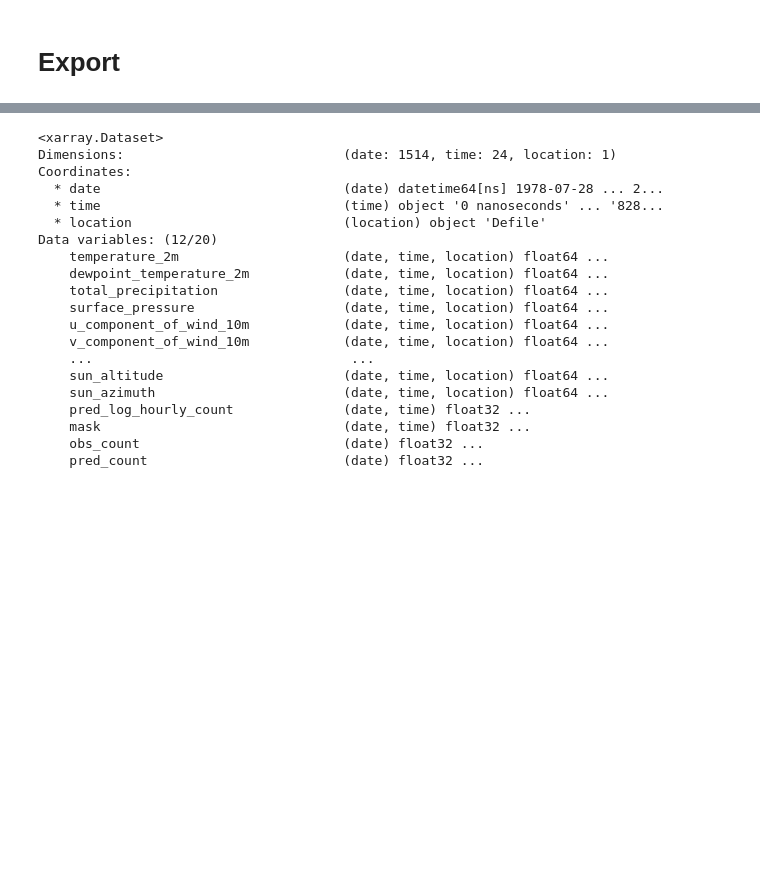
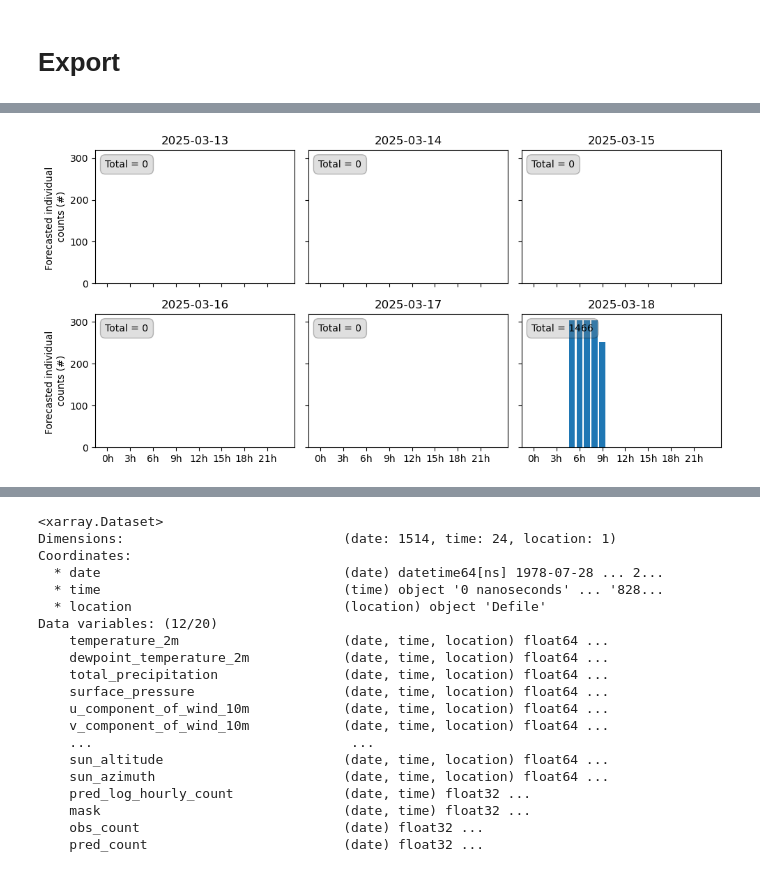
Before and after one commit to AmedeeRoy/defile-migration-forecast, a Jupyter notebook: notebooks/plot_export.ipynb, the cells around one changed output, grey strips where cells are left out. Saved outputs shown, nothing was run; the diff lists cells and outputs as text; code cells hidden in the pictures; blank space fills up the shorter version.

```diff
--- a/notebooks/plot_export.ipynb
+++ b/notebooks/plot_export.ipynb
@@ -68,0 +38,32 @@ plt_timeseries(data, log_transformed=False)
+# %%
+pred_count = np.expm1(data.pred_log_hourly_count)
+
+fig, ax = plt.subplots(
+    2, 3, figsize=(10, 5), tight_layout=True, sharex=True, sharey=True
+)
+ax = ax.flatten()
+for k in range(len(pred_count)):
+    subset = pred_count.isel(date=k)
+
+    ax[k].bar(np.arange(24), subset.values)
+
+    ax[k].set_title(subset.date.dt.strftime("%Y-%m-%d").item())
+    ax[k].set_xticks(np.arange(0, 24, 3), [str(h) + "h" for h in np.arange(0, 24, 3)])
+
+    ax[k].text(
+        0.05,
+        0.93,
+        f"Total = {np.sum(subset.values):.0f}",
+        transform=ax[k].transAxes,
+        fontsize=10,
+        verticalalignment="top",
+        horizontalalignment="left",
+        bbox=dict(boxstyle="round,pad=0.5", facecolor="gray", alpha=0.25),
+    )
+
+ax[0].set_ylabel("Forecasted individual \ncounts (#)")
+ax[3].set_ylabel("Forecasted individual \ncounts (#)")
+
+plt.show()
+# %% [output]
+[figure, added]
```
Also changed, not shown: parts of 7 cells of this notebook, 7 other files.
